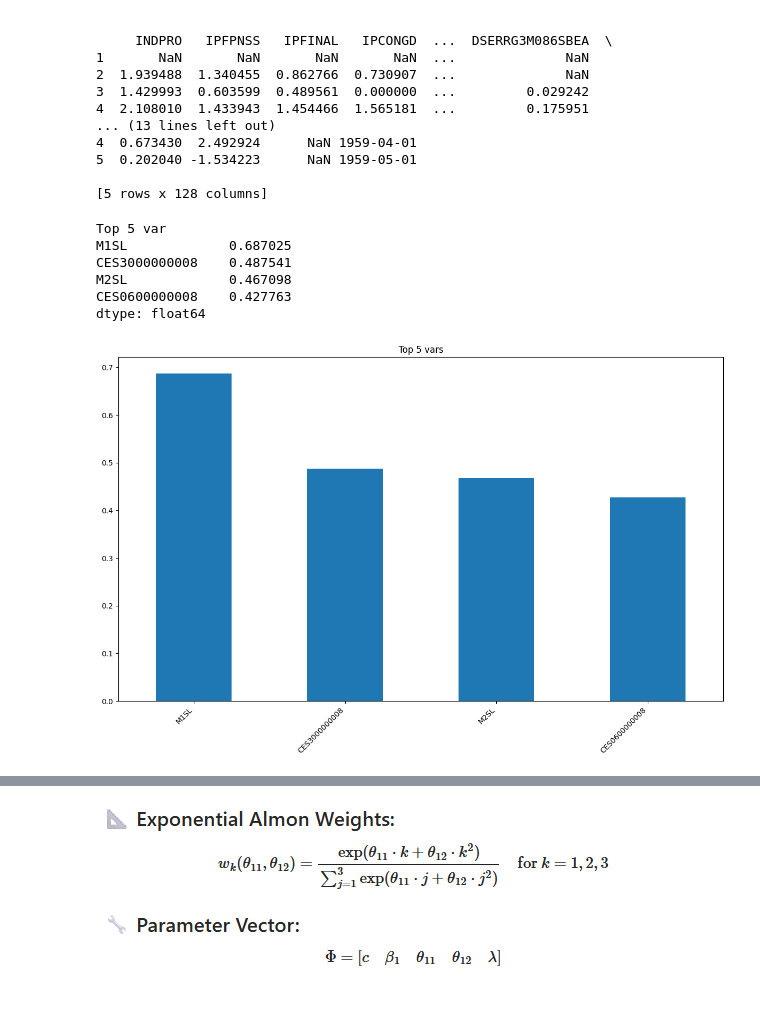
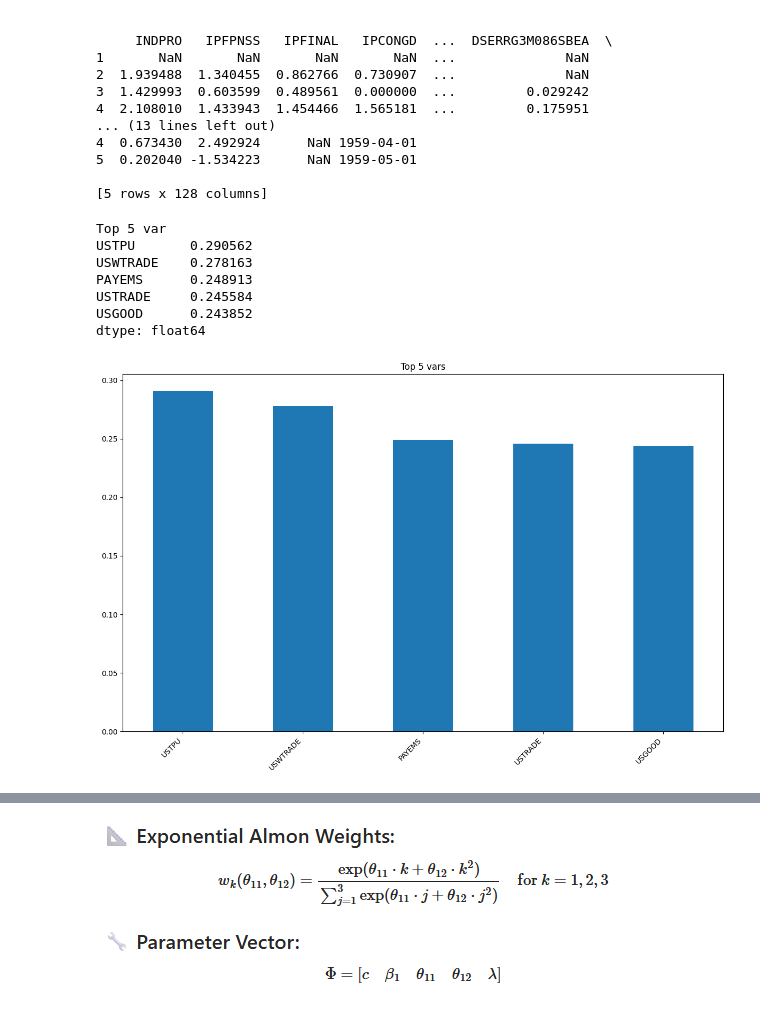
Before and after one commit to MatiasBorrellH/Forecasting-and-Nowcasting-HW2, a Jupyter notebook: Nowcasting_USA_HandsOn_2.ipynb, the cells around one changed output, grey strips where cells are left out. Saved outputs shown, nothing was run; the diff lists cells and outputs as text; code cells hidden in the pictures.

```diff
--- a/Nowcasting_USA_HandsOn_2.ipynb
+++ b/Nowcasting_USA_HandsOn_2.ipynb
@@ -205,35 +205,36 @@ end_filter_date = pd.Timestamp('2020-06-01')
 merged_df = merged_df[(merged_df['date'] >= start_filter_date) &
                          (merged_df['date'] <= end_filter_date)]
 # %%
-start_filter_date = pd.Timestamp('2016-12-01') # Filtering dates for training.
-end_filter_date = pd.Timestamp('2020-06-01')
+start_filter_date = pd.Timestamp('1995-01-01') # Filtering dates for training.
+end_filter_date = pd.Timestamp('2016-12-01')
 
 cropped_df = merged_df[(merged_df['date'] >= start_filter_date) &
                          (merged_df['date'] <= end_filter_date)]
 
 numeric_df = cropped_df.select_dtypes(include=['number']).drop(columns=['sasdate', 'date'], errors='ignore')
 numeric_df = numeric_df.fillna(0)
 
 
 correlations = numeric_df.corrwith(numeric_df['GDP']).sort_values(ascending=False)
-top_5_corr = correlations.iloc[1:5] # Exclude GDP itself from the top 5 (Starting index at 1)
+top_5_corr = correlations.iloc[1:6] # Exclude GDP itself from the top 5 (Starting index at 1)
 print("Top 5 var")
 print(top_5_corr)
 
 plt.figure(figsize=(12, 8))
 top_5_corr.plot(kind='bar')
 plt.title('Top 5 vars')
 plt.xticks(rotation=45, ha='right')
 plt.tight_layout()
 plt.show()
 # %% [output]
 Top 5 var
-M1SL             0.687025
-CES3000000008    0.487541
-M2SL             0.467098
-CES0600000008    0.427763
+USTPU       0.290562
+USWTRADE    0.278163
+PAYEMS      0.248913
+USTRADE     0.245584
+USGOOD      0.243852
 dtype: float64
-[figure, old version]
+[figure, new version]
 # %%
 #!pip show midas
 from MIDAS import MIDAS
```
Also changed, not shown: parts of 21 cells of this notebook, 1 other file.
